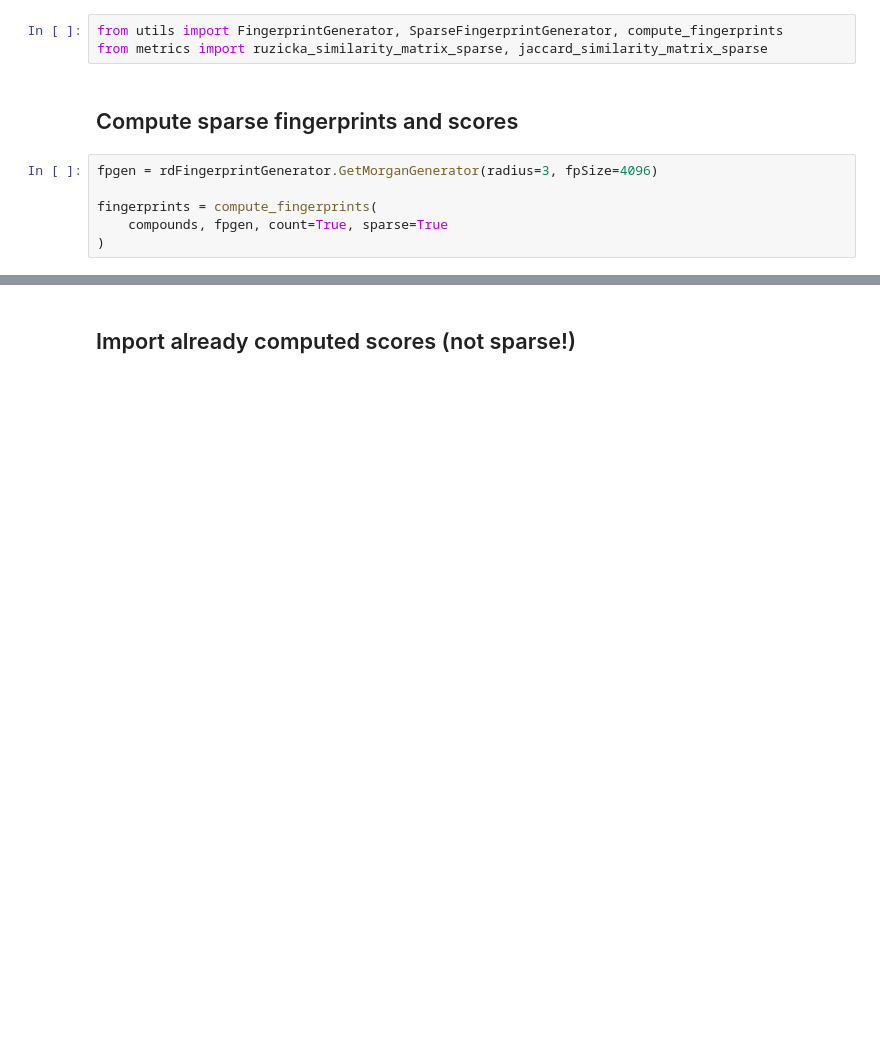
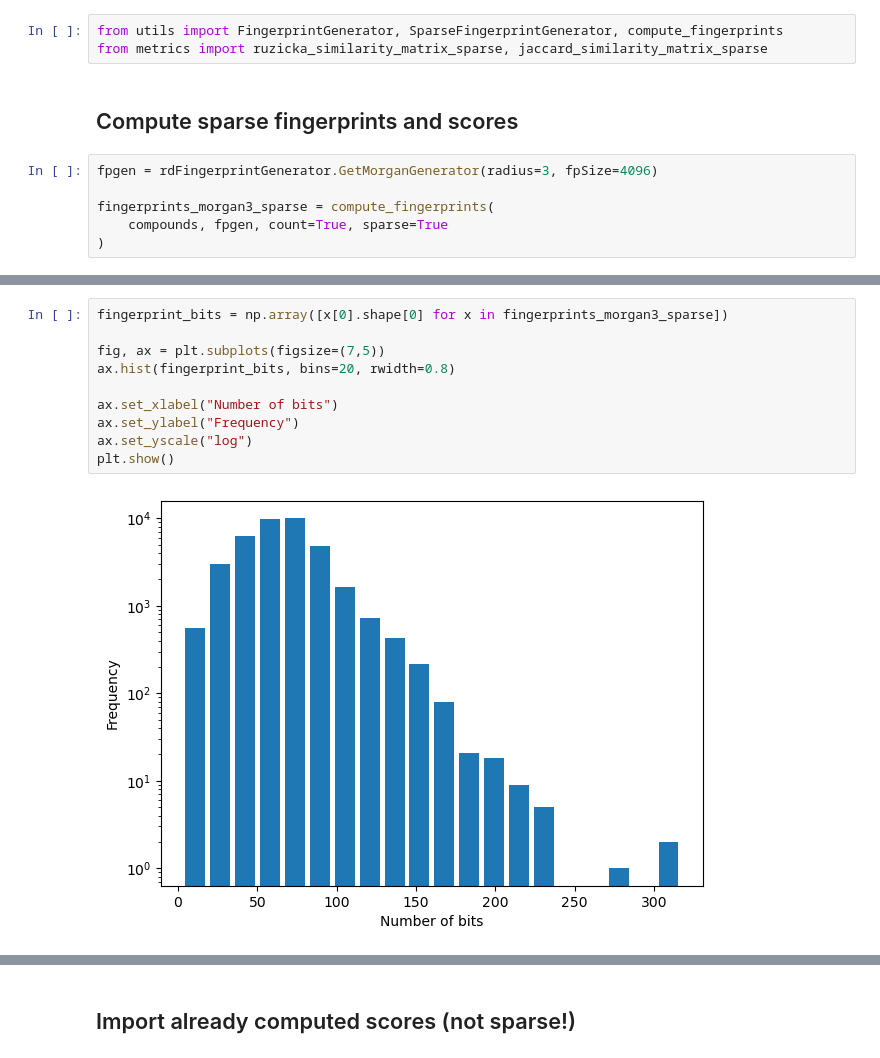
Before and after one commit to florian-huber/molecular_fingerprint_comparisons, a Jupyter notebook: notebooks/fingerprint_analysis_04_go_sparse.ipynb, the cells around one changed output, grey strips where cells are left out. Saved outputs shown, nothing was run; the diff lists cells and outputs as text; blank space fills up the shorter version.

```diff
--- a/notebooks/fingerprint_analysis_04_go_sparse.ipynb
+++ b/notebooks/fingerprint_analysis_04_go_sparse.ipynb
@@ -65,6 +65,6 @@ from metrics import ruzicka_similarity_matrix_sparse, jaccard_similarity_matrix_
 # %%
 fpgen = rdFingerprintGenerator.GetMorganGenerator(radius=3, fpSize=4096)
 
-fingerprints = compute_fingerprints(
+fingerprints_morgan3_sparse = compute_fingerprints(
     compounds, fpgen, count=True, sparse=True
 )
@@ -92,6 +98,18 @@ fingerprints[0]
         6, 1, 1, 1, 1, 1, 1, 1, 1, 1, 1, 1, 3, 1, 1, 1, 2, 1, 1, 3, 1, 1,
         1, 1, 1, 1, 1, 1, 1, 1, 1, 1, 1, 1, 1, 1, 1, 1, 1, 8, 7, 1, 1, 1,
         2, 1, 1, 1, 1, 1, 1, 1, 1, 2, 1, 1, 1, 2], dtype=int32))
+# %%
+fingerprint_bits = np.array([x[0].shape[0] for x in fingerprints_morgan3_sparse])
+
+fig, ax = plt.subplots(figsize=(7,5))
+ax.hist(fingerprint_bits, bins=20, rwidth=0.8)
+
+ax.set_xlabel("Number of bits")
+ax.set_ylabel("Frequency")
+ax.set_yscale("log")
+plt.show()
+# %% [output]
+[figure, added]
 # %%
 %%time
 
```
Also changed, not shown: parts of 53 cells of this notebook.
